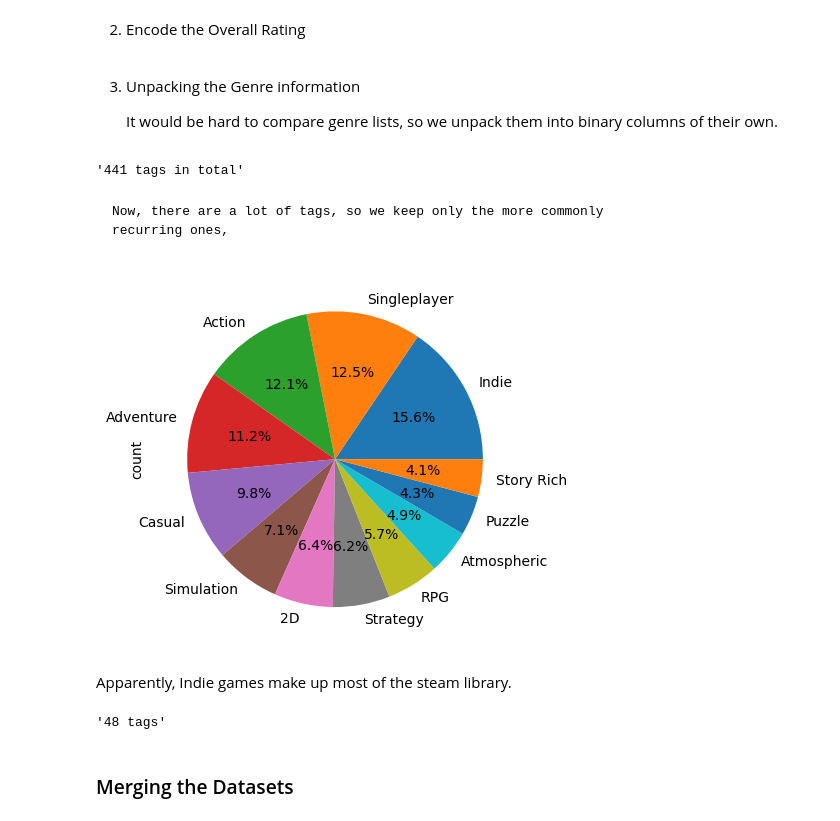
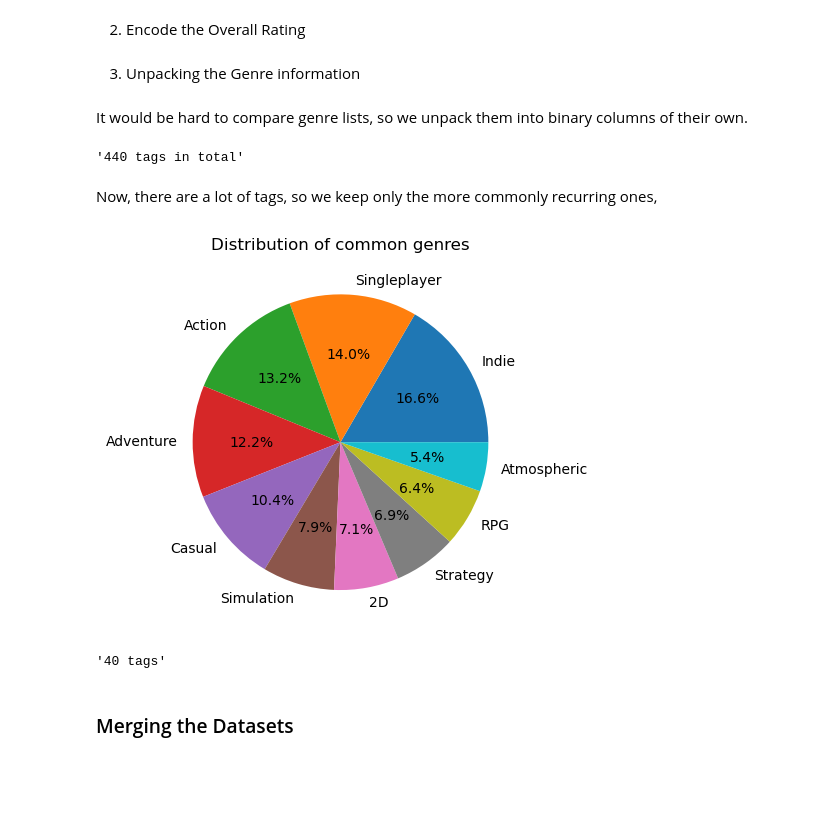
Before and after one commit to Gridex118/game-recommender-nielit, a Jupyter notebook: game_recommender.ipynb, the cells around one changed output. Saved outputs shown, nothing was run; the diff lists cells and outputs as text; code cells hidden in the pictures; blank space fills up the shorter version.

```diff
--- a/game_recommender.ipynb
+++ b/game_recommender.ipynb
@@ -62,0 +86,9 @@ particular, are much too large. Quite a few fields are of no use to us.
+# %%
+with open("games_metadata_processed.json") as source:
+    games_metadata = json.load(source)
+
+def get_reduced_games_metadata(games_metadata):
+    LIMIT = 30000
+    return games_metadata[:LIMIT]
+
+games_metadata = get_reduced_games_metadata(games_metadata)
@@ -126,0 +152,8 @@ f"{games.shape[0]} Entries"
+# %%
+games_metadata = pd.read_json("games_metadata_processed.json")
+
+games = games[
+    games["app_id"].isin(games_metadata["app_id"])
+]
+
+print(f"{games.shape[0]} Entries")
@@ -144,7 +165,0 @@ and write this to a new file.
-# %%
-with open("games_metadata_slurp.json") as source:
-    games_metadata = json.load(source)
-games_metadata_filtered = [item for item in games_metadata
-                           if item.get("app_id") in list(games["app_id"])]
-with open("games_metadata_processed.json", "w") as sink:
-    json.dump(games_metadata_filtered, sink)
@@ -255,8 +287,7 @@ First, we make sure we are using the newly processed datasets.
 games = pd.read_csv("games_processed.csv")
 
 with open("games_metadata_processed.json") as source:
-    games_metadata = json.load(source)
-games_metadata = pd.DataFrame(games_metadata)
+    games_metadata = pd.read_json(source)
 
 recommendations = pd.read_csv("recommendations_processed.csv")
 # %% [markdown]
@@ -311,11 +342,11 @@ games = games.drop("price_final", axis=1)
 # %%
 games["rating_encoded"] = LabelEncoder().fit_transform(games["rating"])
 games = games.drop("rating", axis=1)
+# %% [markdown]
+3.  Unpacking the Genre information
 # %% [markdown]
-3.  Unpacking the Genre information
-
-    It would be hard to compare genre lists, so we unpack them into
-    binary columns of their own.
+It would be hard to compare genre lists, so we unpack them into
+binary columns of their own.
 # %%
 games_metadata["tags"] = games_metadata["tags"].apply(
     lambda tags: tags if isinstance(tags, list) else []
@@ -324,36 +355,36 @@ all_tags = set(tag for tags in games_metadata["tags"] for tag in tags)
 
 f"{len(all_tags)} tags in total"
 # %% [output]
-'441 tags in total'
+'440 tags in total'
 # %% [markdown]
-    Now, there are a lot of tags, so we keep only the more commonly
-    recurring ones,
+Now, there are a lot of tags, so we keep only the more commonly
+recurring ones,
 # %%
 def plot_genre_distribution():
     THRESHOLD = 5000
     tags = games_metadata["tags"].explode()
     tag_counts = tags.value_counts()
     valid_tags = tag_counts[tag_counts >= THRESHOLD].keys()
     tags = tags[tags.isin(valid_tags)].value_counts()
     tags.plot.pie(autopct="%1.1f%%")
+    plt.title("Distribution of common genres")
+    plt.ylabel('')
     plt.show()
 
 plot_genre_distribution()
 # %% [output]
-[figure, old version]
+[figure, new version]
-# %% [markdown]
-Apparently, Indie games make up most of the steam library.
 # %%
 def get_reduced_tags(all_tags):
     MIN = 2000
     tag_counts = games_metadata["tags"].explode().value_counts()
     return set(tag for tag in all_tags
-                if tag in tag_counts[tag_counts > MIN].keys())
+               if tag in tag_counts[tag_counts > MIN].keys())
 
 all_tags = get_reduced_tags(all_tags)
 f"{len(all_tags)} tags"
 # %% [output]
-'48 tags'
+'40 tags'
 # %%
 for tag in all_tags:
     games_metadata[tag] = games_metadata["tags"].apply(lambda tags: int(tag in tags))
```
Also changed, not shown: parts of 32 cells of this notebook.
